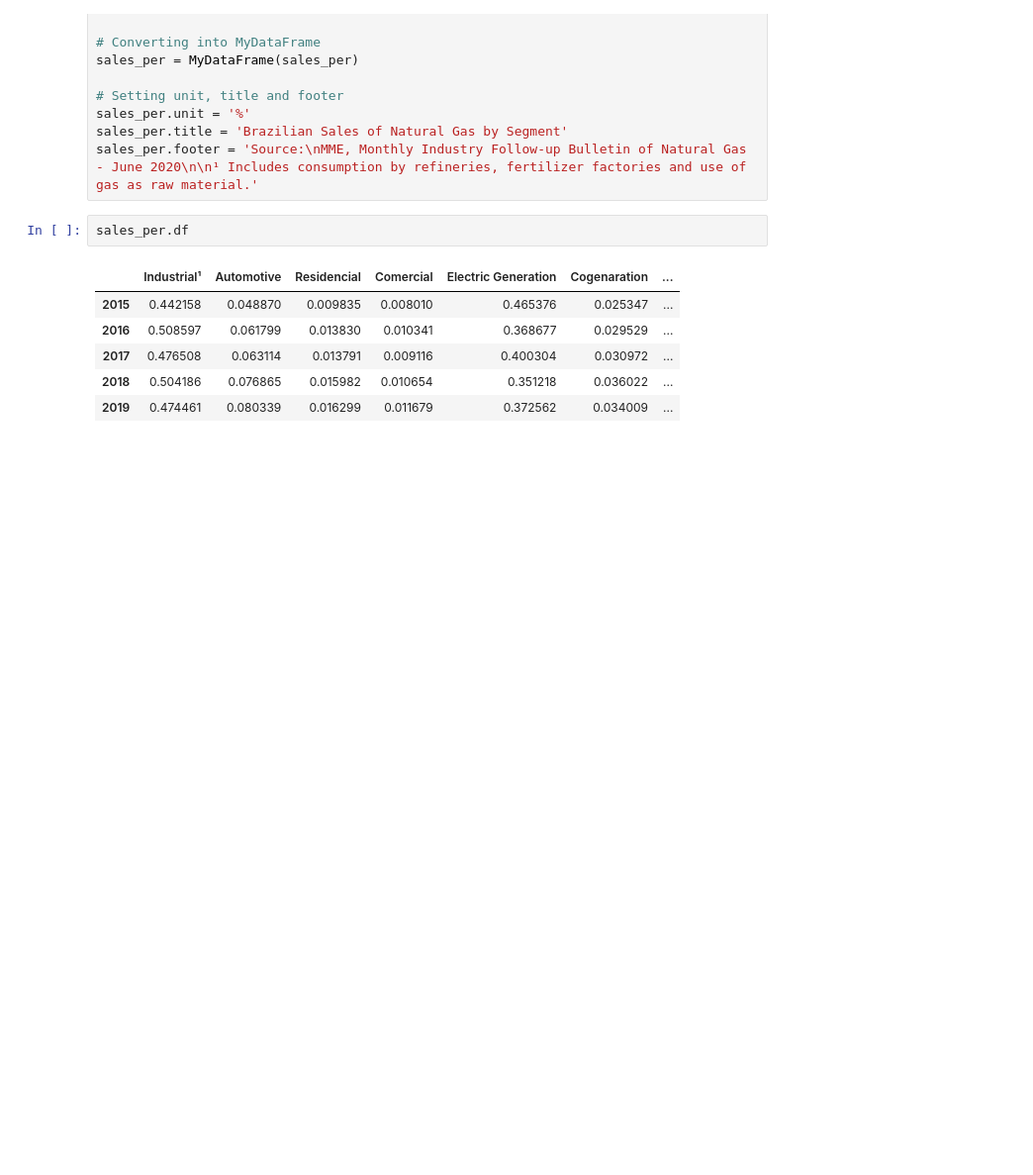
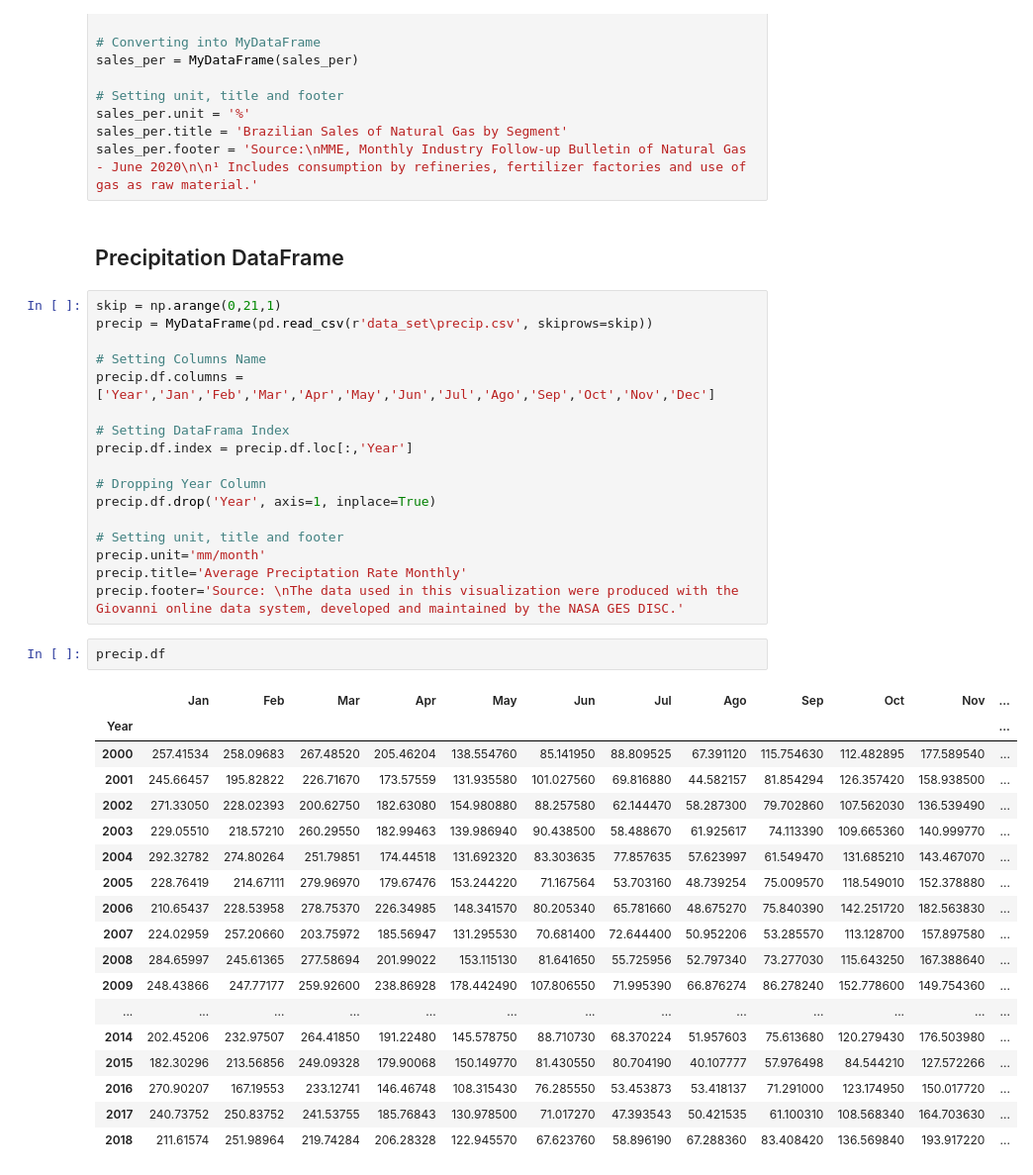
Before and after one commit to lauramsfernandes/BrazilianGasMarket, a Jupyter notebook: naturalGas_Wrangling.ipynb, the cells around one changed output. Shown: that part at 99% size. Saved outputs shown, nothing was run; the diff lists cells and outputs as text; blank space fills up the shorter version.

Commit message:
Creating Precipitation DataFrame

```diff
--- a/naturalGas_Wrangling.ipynb
+++ b/naturalGas_Wrangling.ipynb
@@ -483,12 +469,43 @@ sales_per = MyDataFrame(sales_per)
 sales_per.unit = '%'
 sales_per.title = 'Brazilian Sales of Natural Gas by Segment'
 sales_per.footer = 'Source:\nMME, Monthly Industry Follow-up Bulletin of Natural Gas - June 2020\n\n¹ Includes consumption by refineries, fertilizer factories and use of gas as raw material.'
+# %% [markdown]
+## Precipitation DataFrame
+# %%
+skip = np.arange(0,21,1)
+precip = MyDataFrame(pd.read_csv(r'data_set\precip.csv', skiprows=skip))
+
+# Setting Columns Name
+precip.df.columns = ['Year','Jan','Feb','Mar','Apr','May','Jun','Jul','Ago','Sep','Oct','Nov','Dec']
+
+# Setting DataFrama Index
+precip.df.index = precip.df.loc[:,'Year']
+
+# Dropping Year Column
+precip.df.drop('Year', axis=1, inplace=True)
+
+# Setting unit, title and footer
+precip.unit='mm/month'
+precip.title='Average Preciptation Rate Monthly'
+precip.footer='Source: \nThe data used in this visualization were produced with the Giovanni online data system, developed and maintained by the NASA GES DISC.'
 # %%
-sales_per.df
+precip.df
 # %% [output]
-|  | Industrial¹ | Automotive | Residencial | Comercial | Electric Generation | Cogenaration | ... |
-| 2015 | 0.442158 | 0.048870 | 0.009835 | 0.008010 | 0.465376 | 0.025347 | ... |
-| 2016 | 0.508597 | 0.061799 | 0.013830 | 0.010341 | 0.368677 | 0.029529 | ... |
-| 2017 | 0.476508 | 0.063114 | 0.013791 | 0.009116 | 0.400304 | 0.030972 | ... |
-| 2018 | 0.504186 | 0.076865 | 0.015982 | 0.010654 | 0.351218 | 0.036022 | ... |
-| 2019 | 0.474461 | 0.080339 | 0.016299 | 0.011679 | 0.372562 | 0.034009 | ... |
+|  | Jan | Feb | Mar | Apr | May | Jun | Jul | Ago | Sep | Oct | Nov | ... |
+| Year |  |  |  |  |  |  |  |  |  |  |  | ... |
+| 2000 | 257.41534 | 258.09683 | 267.48520 | 205.46204 | 138.554760 | 85.141950 | 88.809525 | 67.391120 | 115.754630 | 112.482895 | 177.589540 | ... |
+| 2001 | 245.66457 | 195.82822 | 226.71670 | 173.57559 | 131.935580 | 101.027560 | 69.816880 | 44.582157 | 81.854294 | 126.357420 | 158.938500 | ... |
+| 2002 | 271.33050 | 228.02393 | 200.62750 | 182.63080 | 154.980880 | 88.257580 | 62.144470 | 58.287300 | 79.702860 | 107.562030 | 136.539490 | ... |
+| 2003 | 229.05510 | 218.57210 | 260.29550 | 182.99463 | 139.986940 | 90.438500 | 58.488670 | 61.925617 | 74.113390 | 109.665360 | 140.999770 | ... |
+| 2004 | 292.32782 | 274.80264 | 251.79851 | 174.44518 | 131.692320 | 83.303635 | 77.857635 | 57.623997 | 61.549470 | 131.685210 | 143.467070 | ... |
+| 2005 | 228.76419 | 214.67111 | 279.96970 | 179.67476 | 153.244220 | 71.167564 | 53.703160 | 48.739254 | 75.009570 | 118.549010 | 152.378880 | ... |
+| 2006 | 210.65437 | 228.53958 | 278.75370 | 226.34985 | 148.341570 | 80.205340 | 65.781660 | 48.675270 | 75.840390 | 142.251720 | 182.563830 | ... |
+| 2007 | 224.02959 | 257.20660 | 203.75972 | 185.56947 | 131.295530 | 70.681400 | 72.644400 | 50.952206 | 53.285570 | 113.128700 | 157.897580 | ... |
+| 2008 | 284.65997 | 245.61365 | 277.58694 | 201.99022 | 153.115130 | 81.641650 | 55.725956 | 52.797340 | 73.277030 | 115.643250 | 167.388640 | ... |
+| 2009 | 248.43866 | 247.77177 | 259.92600 | 238.86928 | 178.442490 | 107.806550 | 71.995390 | 66.876274 | 86.278240 | 152.778600 | 149.754360 | ... |
+| ... | ... | ... | ... | ... | ... | ... | ... | ... | ... | ... | ... | ... |
+| 2014 | 202.45206 | 232.97507 | 264.41850 | 191.22480 | 145.578750 | 88.710730 | 68.370224 | 51.957603 | 75.613680 | 120.279430 | 176.503980 | ... |
+| 2015 | 182.30296 | 213.56856 | 249.09328 | 179.90068 | 150.149770 | 81.430550 | 80.704190 | 40.107777 | 57.976498 | 84.544210 | 127.572266 | ... |
+| 2016 | 270.90207 | 167.19553 | 233.12741 | 146.46748 | 108.315430 | 76.285550 | 53.453873 | 53.418137 | 71.291000 | 123.174950 | 150.017720 | ... |
+| 2017 | 240.73752 | 250.83752 | 241.53755 | 185.76843 | 130.978500 | 71.017270 | 47.393543 | 50.421535 | 61.100310 | 108.568340 | 164.703630 | ... |
+| 2018 | 211.61574 | 251.98964 | 219.74284 | 206.28328 | 122.945570 | 67.623760 | 58.896190 | 67.288360 | 83.408420 | 136.569840 | 193.917220 | ... |
```
Also changed, not shown: parts of 13 cells of this notebook, 1 other file.
